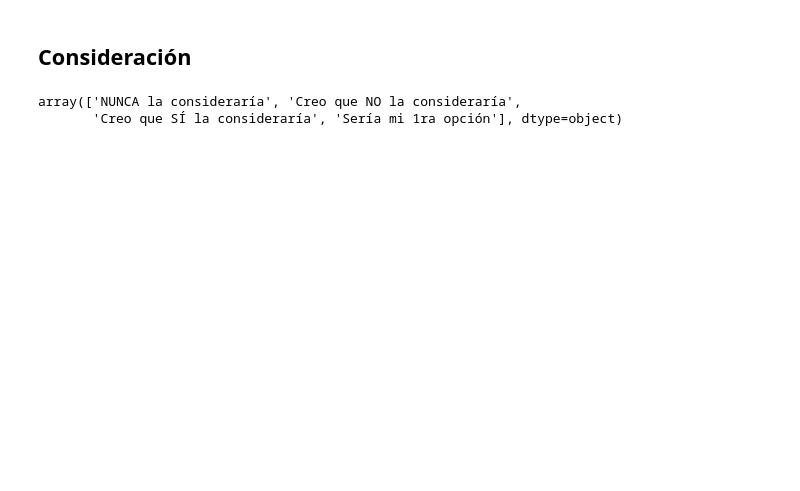
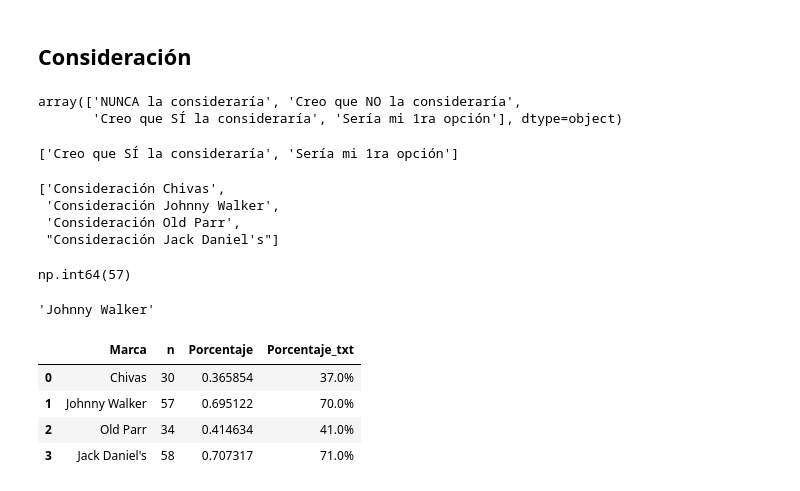
Before and after one commit to auzaluis/upsa_mod_202501, a Jupyter notebook: whisky/02_script_EDA_whisky.ipynb, the cells around one changed output. Cells and saved outputs as stored; diff of their text form; code cells hidden in the pictures; blank space fills up the shorter version.

```diff
--- a/whisky/02_script_EDA_whisky.ipynb
+++ b/whisky/02_script_EDA_whisky.ipynb
@@ -118,3 +119,50 @@ df['Consideración Chivas'].unique()
 # %% [output]
 array(['NUNCA la consideraría', 'Creo que NO la consideraría',
        'Creo que SÍ la consideraría', 'Sería mi 1ra opción'], dtype=object)
+# %%
+consideracion_t2b = ['Creo que SÍ la consideraría', 'Sería mi 1ra opción']
+consideracion_t2b
+# %% [output]
+['Creo que SÍ la consideraría', 'Sería mi 1ra opción']
+# %%
+consideracion_cols = [col for col in df.columns if col.startswith('Consideración')]
+consideracion_cols
+# %% [output]
+['Consideración Chivas',
+ 'Consideración Johnny Walker',
+ 'Consideración Old Parr',
+ "Consideración Jack Daniel's"]
+# %%
+# Demo individual
+df['Consideración Johnny Walker'].apply(lambda x: x in consideracion_t2b).sum()
+# %% [output]
+np.int64(57)
+# %%
+# Demo individual
+re.search(r'(Consideración\s)(.+)', 'Consideración Johnny Walker').group(2)
+# %% [output]
+'Johnny Walker'
+# %%
+consideracion_dict = []
+
+for col in consideracion_cols:
+  Total = len(df)
+  Considera = df[col].apply(lambda x: x in consideracion_t2b).sum()
+  Porcentaje = Considera / Total
+  Porcentaje_txt = str(round(Porcentaje*100, 0)) + '%'
+  Marca = re.search(r'(Consideración\s)(.+)', col).group(2)
+  consideracion_dict.append({
+      'Marca': Marca,
+      'n': Considera,
+      'Porcentaje': Porcentaje,
+      'Porcentaje_txt': Porcentaje_txt
+  })
+# %%
+df_consideracion = pd.DataFrame(consideracion_dict)
+df_consideracion
+# %% [output]
+|  | Marca | n | Porcentaje | Porcentaje_txt |
+| 0 | Chivas | 30 | 0.365854 | 37.0% |
+| 1 | Johnny Walker | 57 | 0.695122 | 70.0% |
+| 2 | Old Parr | 34 | 0.414634 | 41.0% |
+| 3 | Jack Daniel's | 58 | 0.707317 | 71.0% |
```
Also changed, not shown: parts of 1 cell of this notebook.
